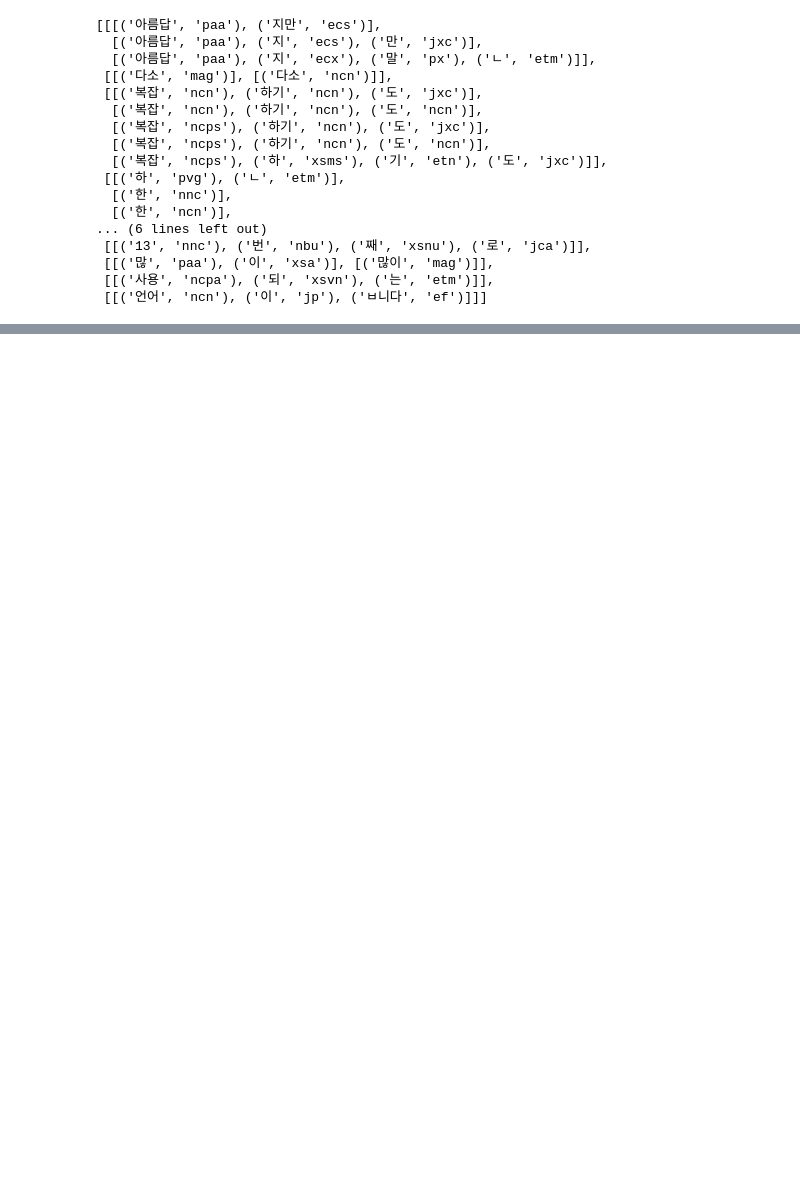
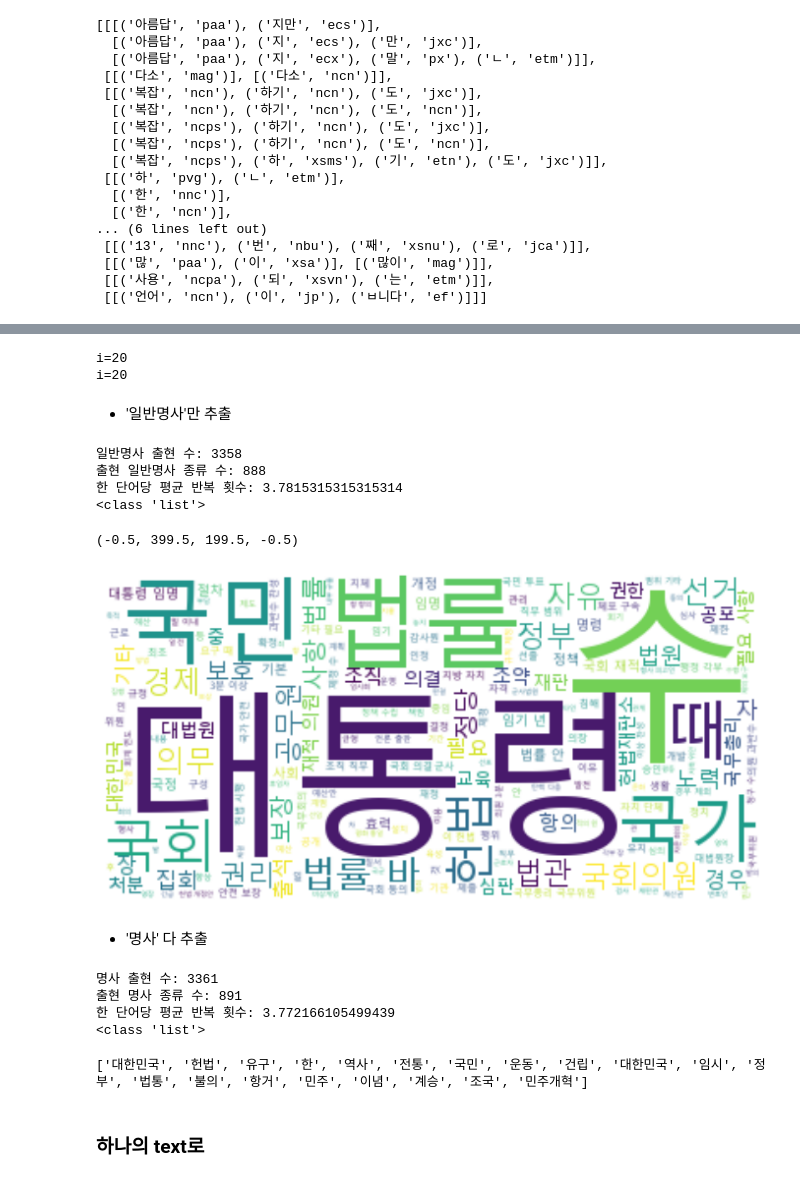
Before and after one commit to jiwon808/big, a Jupyter notebook: source/9_자연어 처리/ch2_한글형태소분석.ipynb, the cells around one changed output, grey strips where cells are left out. Cells and saved outputs as stored; diff of their text form; code cells hidden in the pictures; blank space fills up the shorter version.

```diff
--- a/source/9_자연어 처리/ch2_한글형태소분석.ipynb
+++ b/source/9_자연어 처리/ch2_한글형태소분석.ipynb
@@ -56,0 +94,7 @@ han.analyze(text)
+# %%
+tagged_text = han.pos(text,ntags=22)
+l=[]
+for t in tagged_text:
+    if t[1] == 'PA':
+        l.append(t[0])
+l
@@ -56,0 +141,5 @@ han.analyze(text)
+# %%
+#   HanNanum, Kkma, Komoran 다 클래스 이름
+from konlpy.tag import Komoran
+komoran = Komoran(max_heap_size=1024)  #heap memory
+print(komoran.morphs(text))
@@ -56,0 +171,5 @@ han.analyze(text)
+# %%
+from konlpy.corpus import kolaw   #패키지 안에 있는 데이터   (C:\Users\tjoeun\anaconda3\Lib\site-packages\konlpy\data\corpus\kolaw)
+data = kolaw.open('constitution.txt').read()
+print(len(data))
+print(data[:20])
@@ -56,0 +193,3 @@ han.analyze(text)
+# %%
+word_list = komoran.nouns(data)  #대한민 국   이러면 안에 있는 \n을 같이 뽑아야
+word_list
@@ -56,0 +214,53 @@ han.analyze(text)
+# %%
+i=20
+print("i={:d}".format(i))
+print("i=%d" % (i) )
+# %% [output]
+i=20
+i=20
+# %% [markdown]
+- '일반명사'만 추출
+# %%
+#일반 명사를 추출
+tagged_data = komoran.pos(data)
+[t[0] for t in tagged_data if t[1]=='NNG']
+
+print('일반명사 출현 수:', len(word_list))
+print('출현 일반명사 종류 수:', len(set(word_list)))
+print('한 단어당 평균 반복 횟수:', len(word_list)      /    len(set(word_list))     )
+print(type(word_list))  #월드클라우드에  list가 들어가면 안되고, 'text'가 들어가야
+
+text= ' '.join(word_list)
+
+#워드 클라우드
+wordc = WordCloud(background_color='white', max_words=300, font_path=':/Windows/fonts/malgun.ttf')
+wordc.generate(text)
+plt.figure(figsize=(12,10))
+plt.imshow(wordc, interpolation='bilinear') #bilinear 보강법
+plt.axis('off')
+# %% [output]
+일반명사 출현 수: 3358
+출현 일반명사 종류 수: 888
+한 단어당 평균 반복 횟수: 3.7815315315315314
+<class 'list'>
+(-0.5, 399.5, 199.5, -0.5)
+[figure, added]
+# %% [markdown]
+- '명사' 다 추출
+# %%
+word_list = komoran.nouns( "%r" % data)  #%r는  raw data    줄바꿈기호가 그대로 넘어감   #명사만 추출
+print('명사 출현 수:', len(word_list))
+print('출현 명사 종류 수:', len(set(word_list)))
+print('한 단어당 평균 반복 횟수:', len(word_list)      /    len(set(word_list))     )
+print(type(word_list))  #월드클라우드에  list가 들어가면 안되고, 'text'가 들어가야
+# %% [output]
+명사 출현 수: 3361
+출현 명사 종류 수: 891
+한 단어당 평균 반복 횟수: 3.772166105499439
+<class 'list'>
+# %%
+print(word_list[:20])
+# %% [output]
+['대한민국', '헌법', '유구', '한', '역사', '전통', '국민', '운동', '건립', '대한민국', '임시', '정부', '법통', '불의', '항거', '민주', '이념', '계승', '조국', '민주개혁']
+# %% [markdown]
+### 하나의 text로
```
Also changed, not shown: parts of 63 cells of this notebook, 1 other file.
